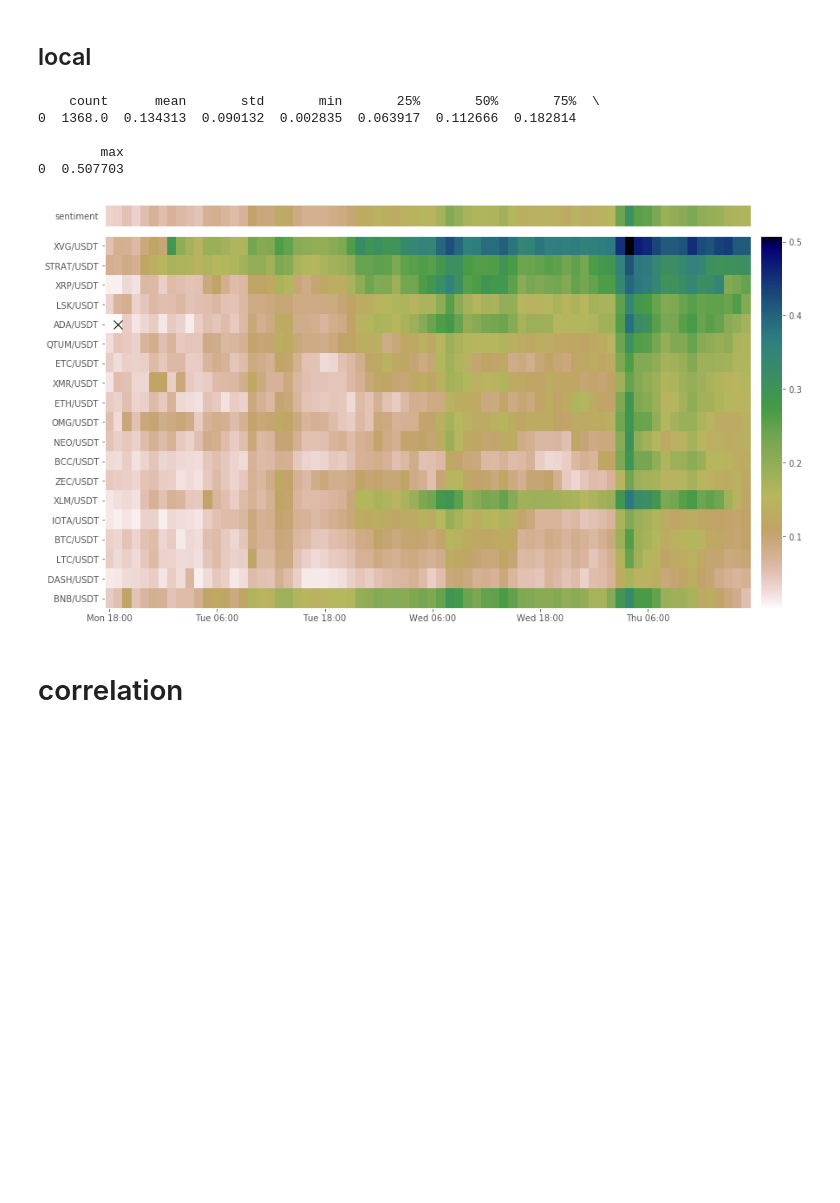
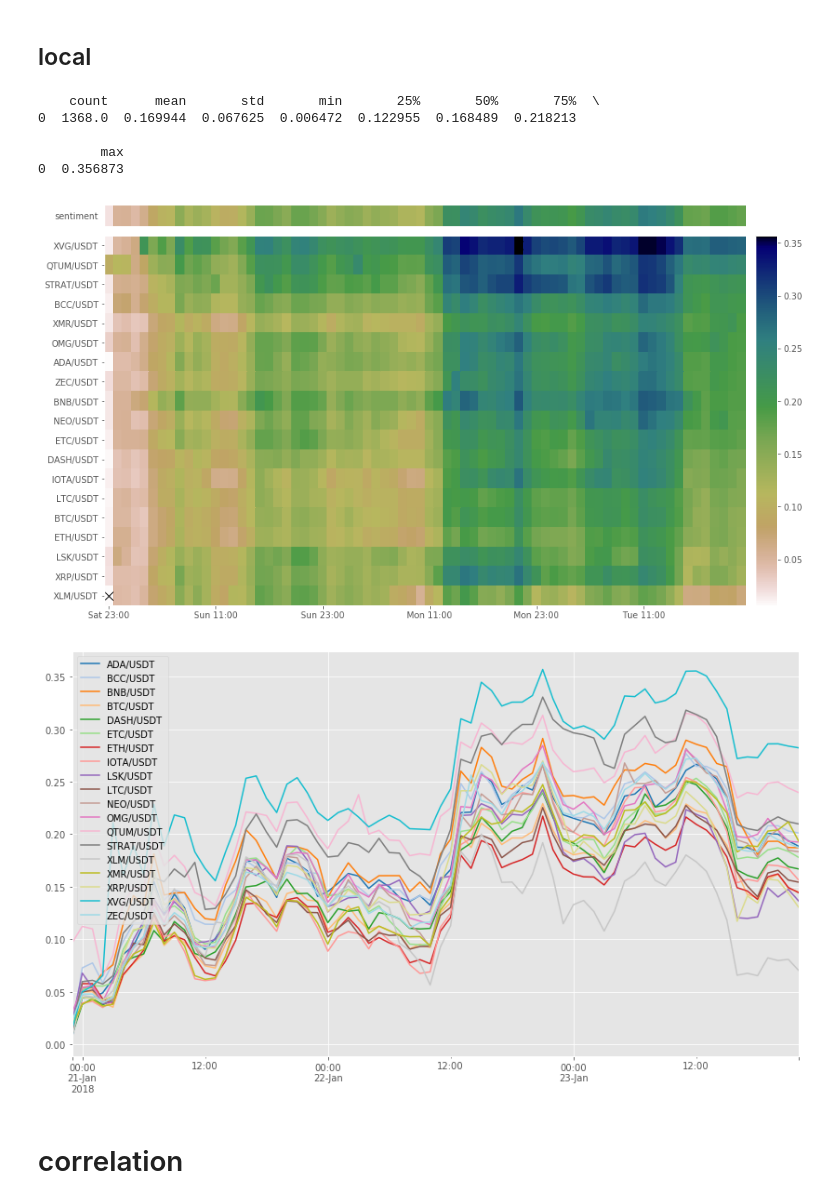
Before and after one commit to Sahanduiuc/cryptoz, a Jupyter notebook: Workbook.ipynb, the cells around one changed output. Saved outputs shown, nothing was run; the diff lists cells and outputs as text; code cells hidden in the pictures; blank space fills up the shorter version.

```diff
--- a/Workbook.ipynb
+++ b/Workbook.ipynb
@@ -39,7 +39,7 @@ pairs = [
 ]
 # %%
 interval = enums.KLINE_INTERVAL_1HOUR
-last_window = pd.Timedelta(days=3)
+display_window = pd.Timedelta(days=3)
 # %% [markdown]
 # data
 # %%
@@ -257,17 +225,21 @@ dtype: float64
 # %% [markdown]
 ## local
 # %%
-recent_ohlc = utils.cut(ohlc, last_window)
+recent_ohlc = utils.cut(ohlc, display_window)
 df = stats.dd.from_ohlc(recent_ohlc)
 
 plot.evolution(df, plt.cm.gist_earth_r, rank='last')
+
+df.plot(figsize=(14, 8), cmap=plt.cm.tab20)
+plt.show()
 # %% [output]
     count      mean       std       min       25%       50%       75%  \
-0  1368.0  0.134313  0.090132  0.002835  0.063917  0.112666  0.182814
+0  1368.0  0.169944  0.067625  0.006472  0.122955  0.168489  0.218213
 
         max
-0  0.507703
+0  0.356873
-[figure, old version]
+[figure, new version]
+[figure, added]
 # %% [markdown]
 # correlation
 # %%
```
Also changed, not shown: parts of 25 cells of this notebook, 1 other file.
